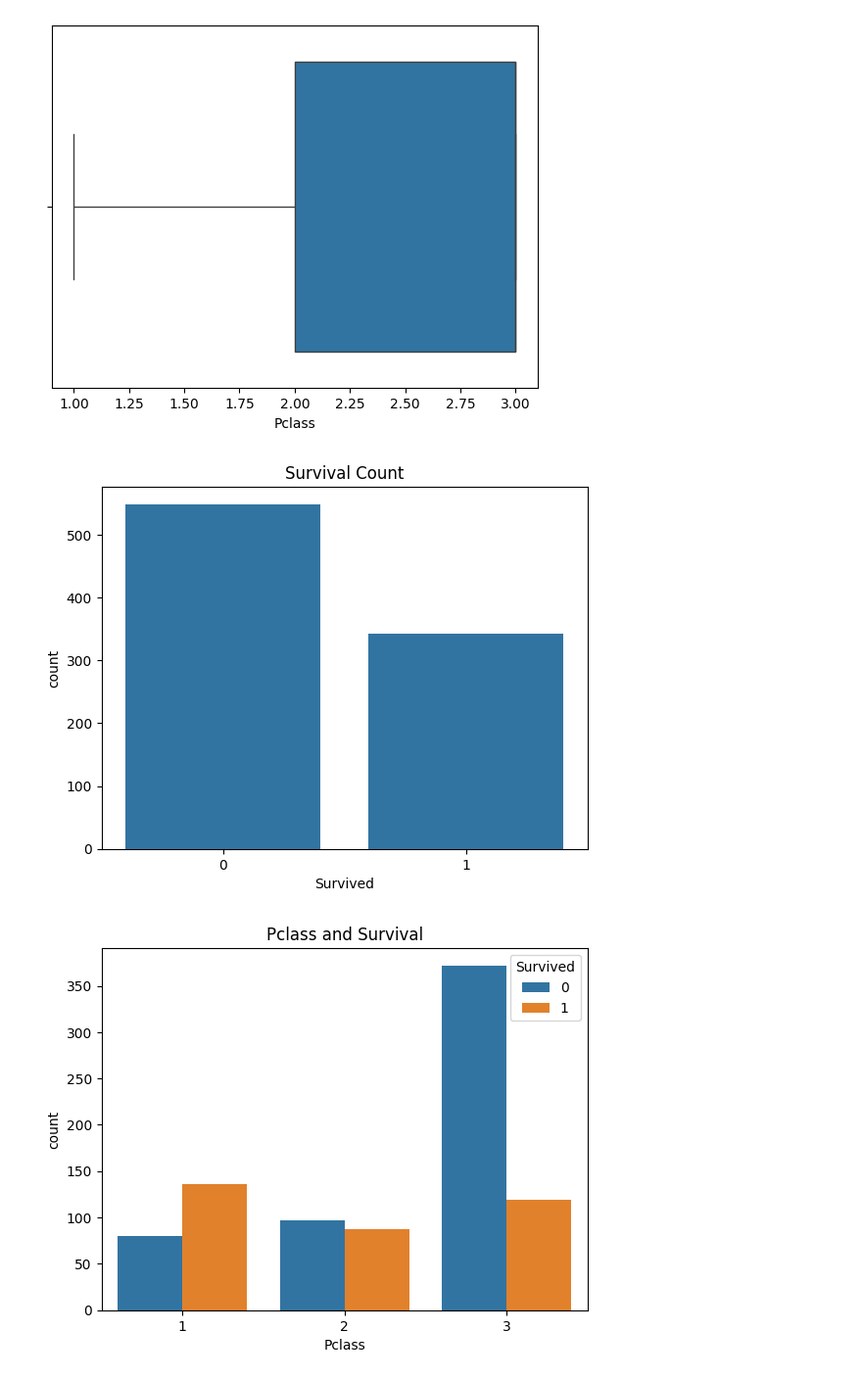
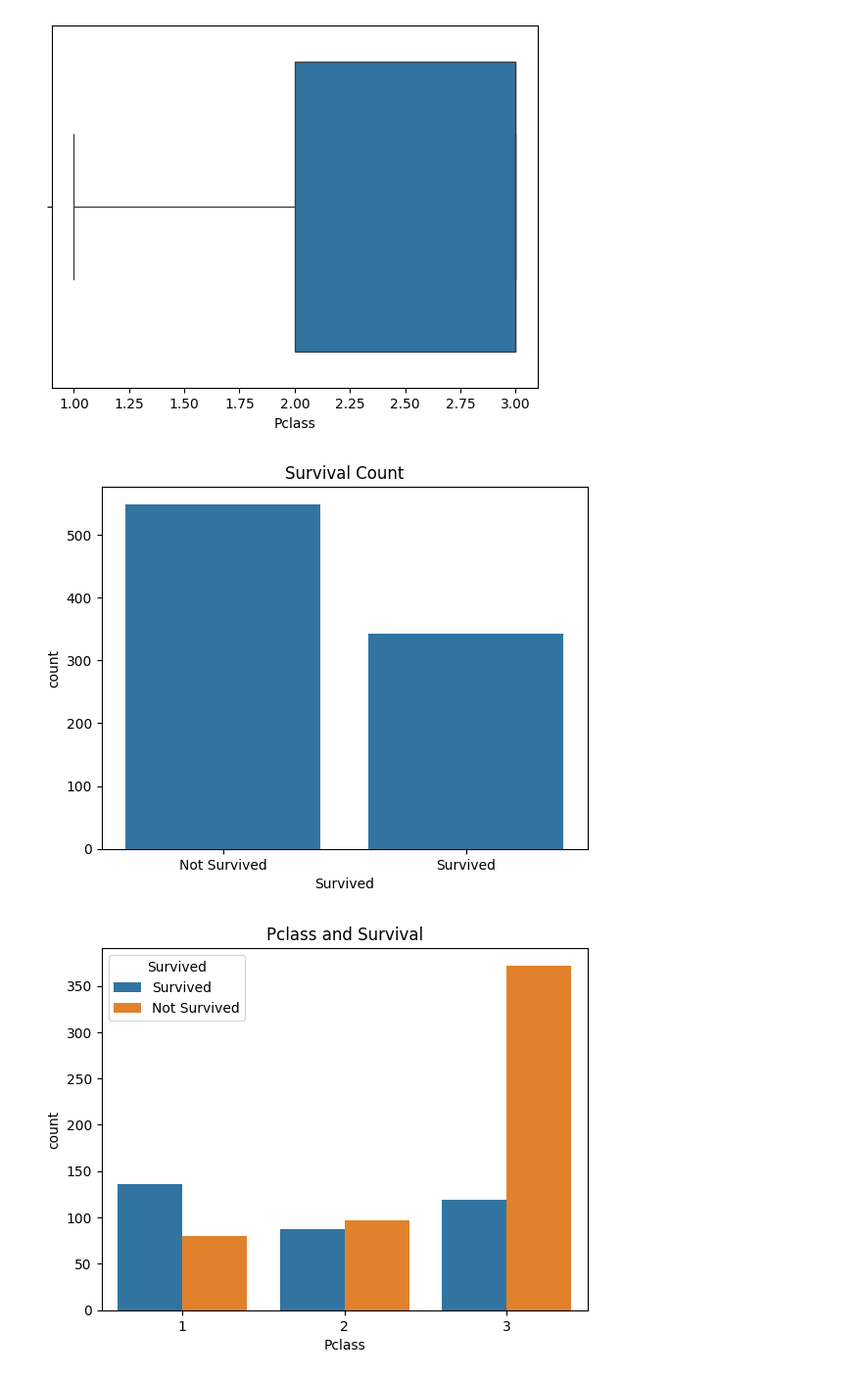
Before and after one commit to NGB-38/Data-Mining-Project, a Jupyter notebook: Preprocessing dataset/Preprocessing_dataset.ipynb, the cells around one changed output. Shown at 98% size. Saved outputs shown, nothing was run; the diff lists cells and outputs as text; code cells hidden in the pictures.

Commit message:
update preprocess

```diff
--- a/Preprocessing dataset/Preprocessing_dataset.ipynb
+++ b/Preprocessing dataset/Preprocessing_dataset.ipynb
@@ -6,8 +8,6 @@ import seaborn as sns
 # %%
-import pandas as pd
-
 # Raw GitHub URL
-url = "https://raw.githubusercontent.com/NGB-38/Data-Mining-Project/refs/heads/main/Dataset/Titanic-Dataset.csv?token=GHSAT0AAAAAAC2VXYVJEF6KUI4DFMRHUFMCZ2NMGZQ"
+url = "https://raw.githubusercontent.com/NGB-38/Data-Mining-Project/refs/heads/main/Dataset/Titanic-Dataset.csv"
 
 # Read CSV file into a DataFrame
 df= pd.read_csv(url)
@@ -35,3 +35,11 @@ print(df.head())
 2      0  STON/O2. 3101282   7.9250   NaN        S
 3      0            113803  53.1000  C123        S
 4      0            373450   8.0500   NaN        S
+# %%
+#Change "Survived" attribute into nominal variable instead of numeric variable
+from sklearn.preprocessing import LabelEncoder
+# Initialize LabelEncoder
+encoder = LabelEncoder()
+df["Survived"] = df["Survived"].map({0: "Not Survived", 1: "Survived"})
+
+print(df)
@@ -83,0 +119,5 @@ analyzed_numeric_attributes2
+# %%
+#Filling missing values with its mode
+Embarked_mode = df['Embarked'].mode()[0]  # Find the mode (most frequent value)
+df["Embarked"] = df["Embarked"].fillna(Embarked_mode) # Fill missing values with the mode
+df
@@ -116 +267,6 @@ new_df
 891 rows × 5 columns
+# %%
+#Case2 :Make a new dataset without removing unnecessary features
+columns_to_exclude = ['PassengerId','SibSp','Parch','Name','Cabin','Ticket']
+new_df2 = df.drop(columns=columns_to_exclude)
+new_df2
@@ -149,15 +319,15 @@ plt.show()
 [figure]
 # %%
 # Visualizing survival count
-sns.countplot(x='Survived',data=new_df)
+sns.countplot(x='Survived',data=new_df2)
 plt.title('Survival Count')
 plt.show()
 # %% [output]
-[figure, old version]
+[figure, new version]
 # %%
 # Class distribution (1 :survived and 0: not survived)
-sns.countplot(x='Pclass', data=new_df, hue='Survived')
+sns.countplot(x='Pclass', data=new_df2, hue='Survived')
 plt.title('Pclass and Survival')
 plt.show()
 # %% [output]
-[figure, old version]
+[figure, new version]
```
Also changed, not shown: parts of 28 cells of this notebook, 2 other files.
